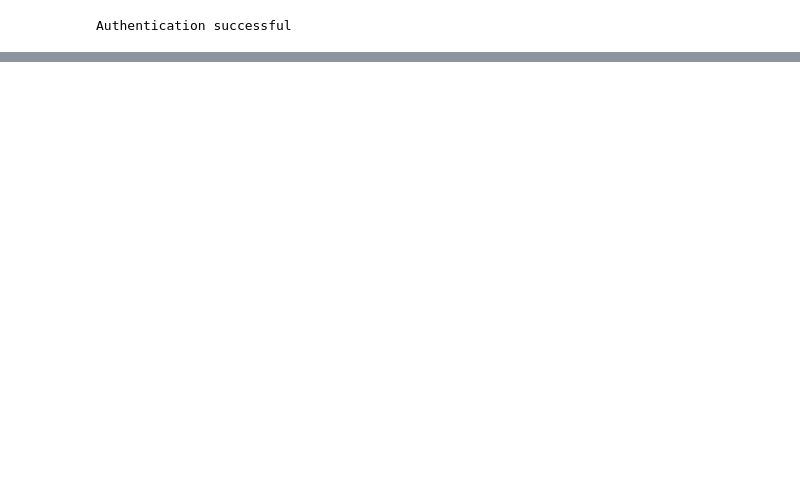
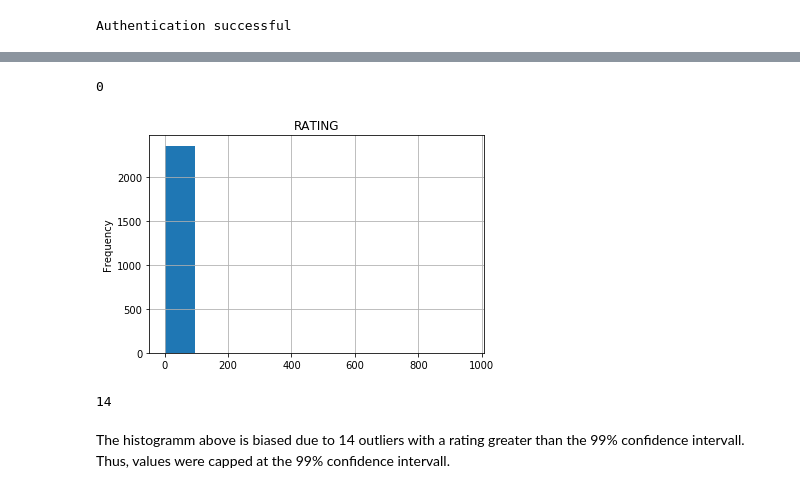
Before and after one commit to MaxTheil/repository_of_unwritten_code, a Jupyter notebook: Query Twitter Data/01_Analyse_WeRateDogs.ipynb, the cells around one changed output, grey strips where cells are left out. Saved outputs shown, nothing was run; the diff lists cells and outputs as text; code cells hidden in the pictures; blank space fills up the shorter version.

```diff
--- a/Query Twitter Data/01_Analyse_WeRateDogs.ipynb
+++ b/Query Twitter Data/01_Analyse_WeRateDogs.ipynb
@@ -111,0 +481,11 @@ x
+# %%
+df_combined['age'] = 'Unknown'
+age_list = ['pupper','puppo','doggo']
+
+for x in age_list:
+    if x == 'doggo':
+        df_combined.loc[df_combined[x]==x, 'age'] = 'Adult'
+    else:
+        df_combined.loc[df_combined[x]==x, 'age'] = 'Child'
+
+df_combined['age'].value_counts()
@@ -111,0 +514,2 @@ x
+# %%
+df_combined.drop(['doggo','pupper','puppo','floofer'], axis=1, inplace=True)
@@ -111,0 +522,21 @@ x
+# %%
+df_combined.loc[df_combined['rating_denominator']==0, 'rating_denominator'] = 1
+(df_combined['rating_denominator']==0).sum()
+# %% [output]
+0
+# %%
+df_combined['rating'] = df_combined['rating_numerator'] / df_combined['rating_denominator']
+# %%
+df_combined['rating'].hist()
+plt.title(str('rating').upper())
+plt.ylabel('Frequency')
+plt.show()
+plt.clf;
+# %% [output]
+[figure, added]
+# %%
+len(df_combined[df_combined['rating']>df_combined['rating'].quantile(0.99)])
+# %% [output]
+14
+# %% [markdown]
+The histogramm above is biased due to 14 outliers with a rating greater than the 99% confidence intervall. Thus, values were capped at the 99% confidence intervall.
```
Also changed, not shown: parts of 76 cells of this notebook.
